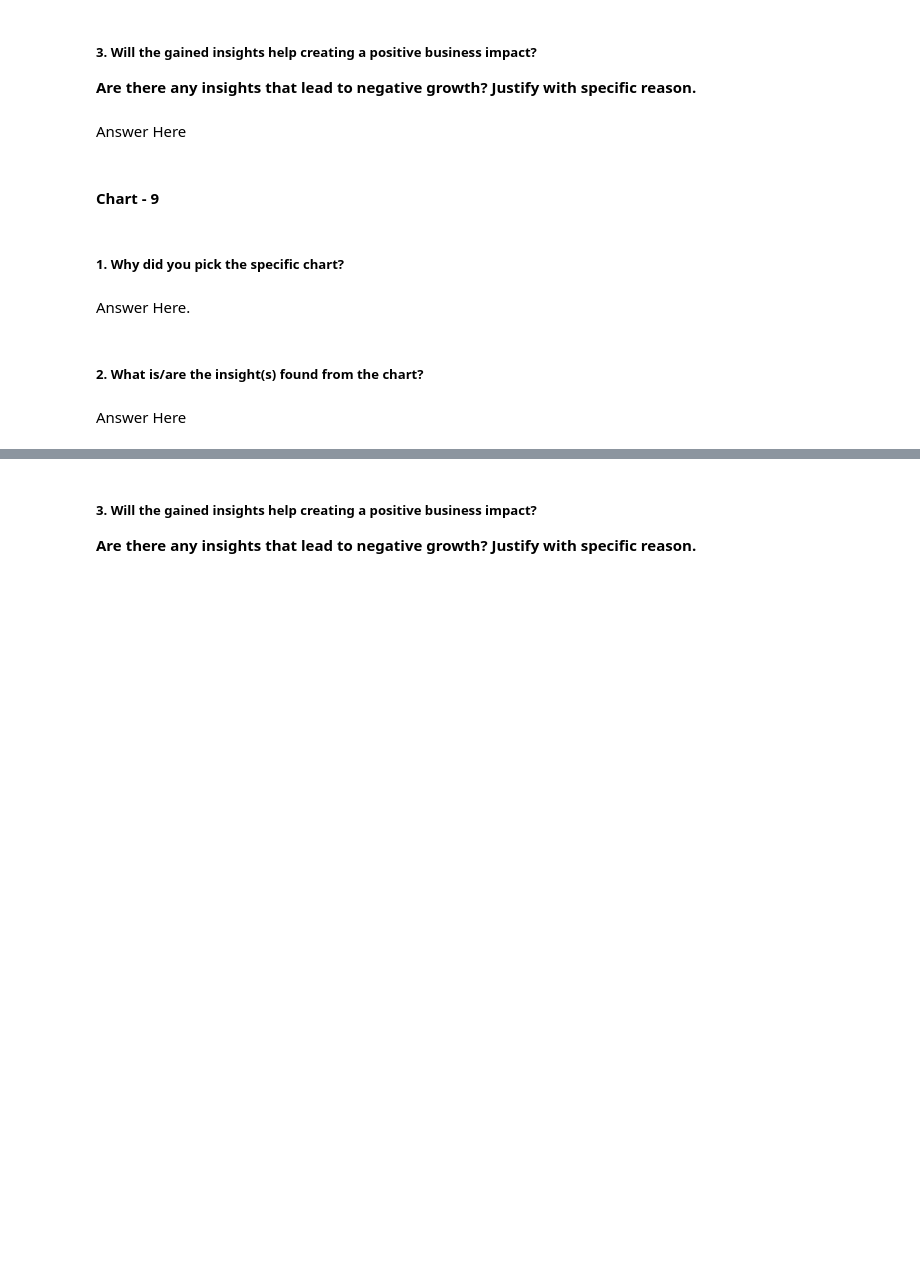
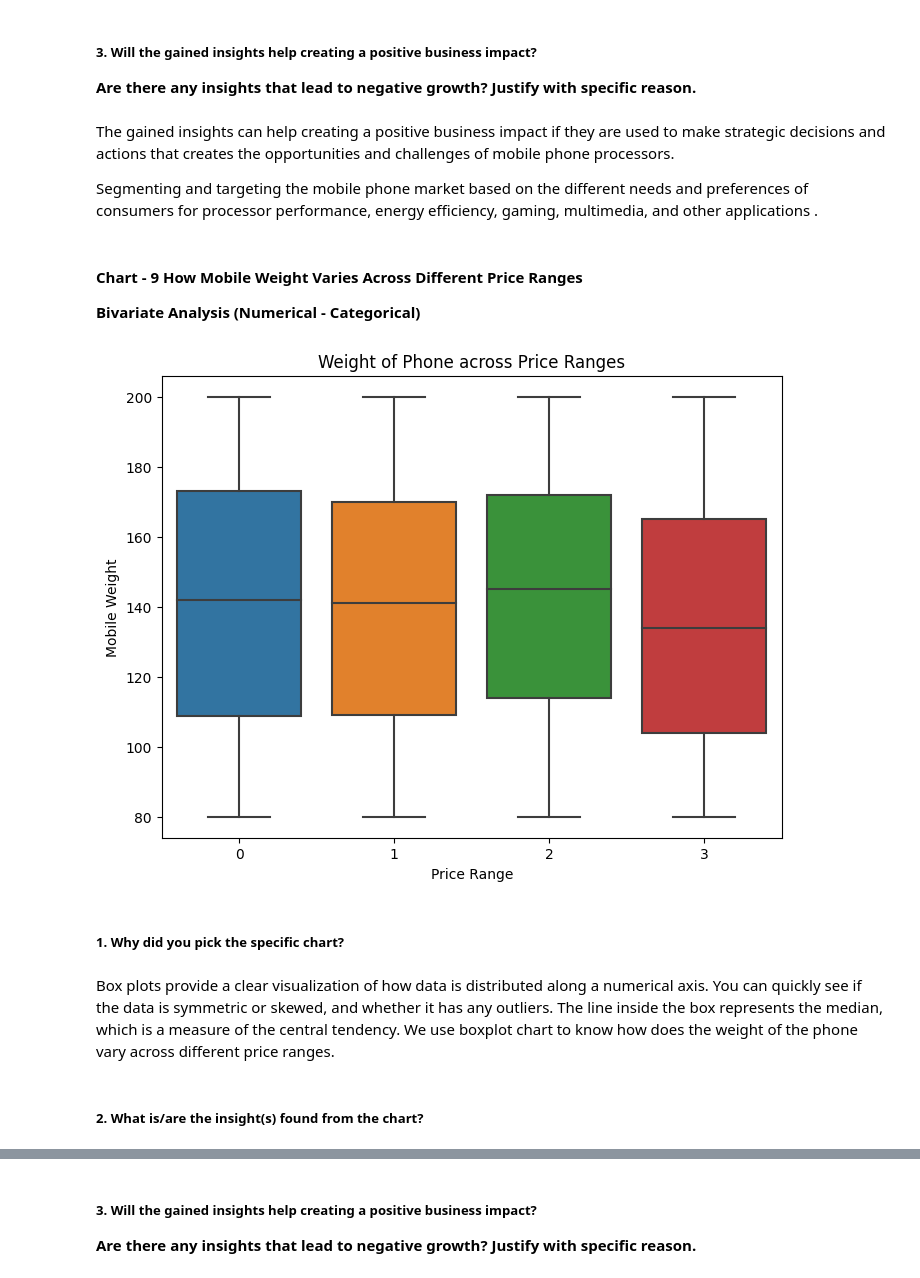
Before and after one commit to kapilkukreja469/Mobile_price_range_prediction, a Jupyter notebook: Mobile_price_range_prediction_by_kapil_kukreja.ipynb, the cells around one changed output, grey strips where cells are left out. Cells and saved outputs as stored; diff of their text form; code cells hidden in the pictures; blank space fills up the shorter version.

```diff
--- a/Mobile_price_range_prediction_by_kapil_kukreja.ipynb
+++ b/Mobile_price_range_prediction_by_kapil_kukreja.ipynb
@@ -665,7 +671,3 @@ Answer Here
 # %% [markdown]
 ##### **3. Will the gained insights help creating a positive business impact?**
 **Are there any insights that lead to negative growth? Justify with specific reason.**
-# %% [markdown]
-Answer Here
-# %% [markdown]
-#### Chart - 9
@@ -674,8 +674,23 @@ Answer Here
+# %% [markdown]
+The gained insights can help creating a positive business impact if they are used to make strategic decisions and actions that creates the opportunities and challenges of mobile phone processors.
+
+Segmenting and targeting the mobile phone market based on the different needs and preferences of consumers for processor performance, energy efficiency, gaming, multimedia, and other applications .
+# %% [markdown]
+#### **Chart - 9 How Mobile Weight Varies Across Different Price Ranges**
+**Bivariate Analysis (Numerical - Categorical)**
+# %%
+# Chart - 9 visualization code
+plt.figure(figsize=(8, 6))
+sns.boxplot(data=mobile_df, x='price_range', y='mobile_wt')
+plt.xlabel('Price Range')
+plt.ylabel('Mobile Weight')
+plt.title('Weight of Phone across Price Ranges')
+plt.show()
+# %% [output]
+[figure, added]
 # %% [markdown]
 ##### **1. Why did you pick the specific chart?**
-# %% [markdown]
-Answer Here.
+# %% [markdown]
+ Box plots provide a clear visualization of how data is distributed along a numerical axis. You can quickly see if the data is symmetric or skewed, and whether it has any outliers. The line inside the box represents the median, which is a measure of the central tendency. We use boxplot chart to know how does the weight of the phone vary across different price ranges.
 # %% [markdown]
 ##### **2. What is/are the insight(s) found from the chart?**
-# %% [markdown]
-Answer Here
```
Also changed, not shown: parts of 46 cells of this notebook.
